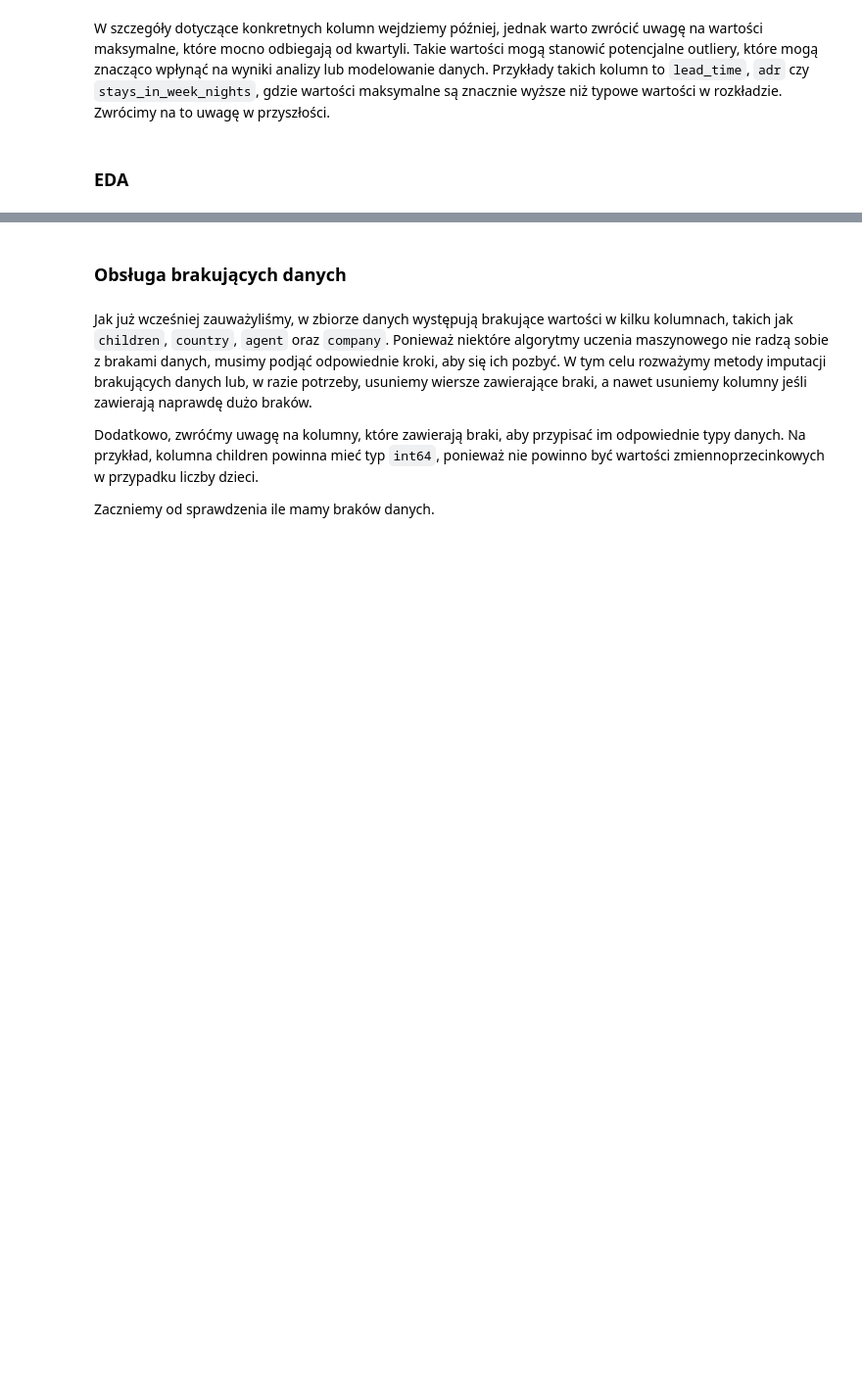
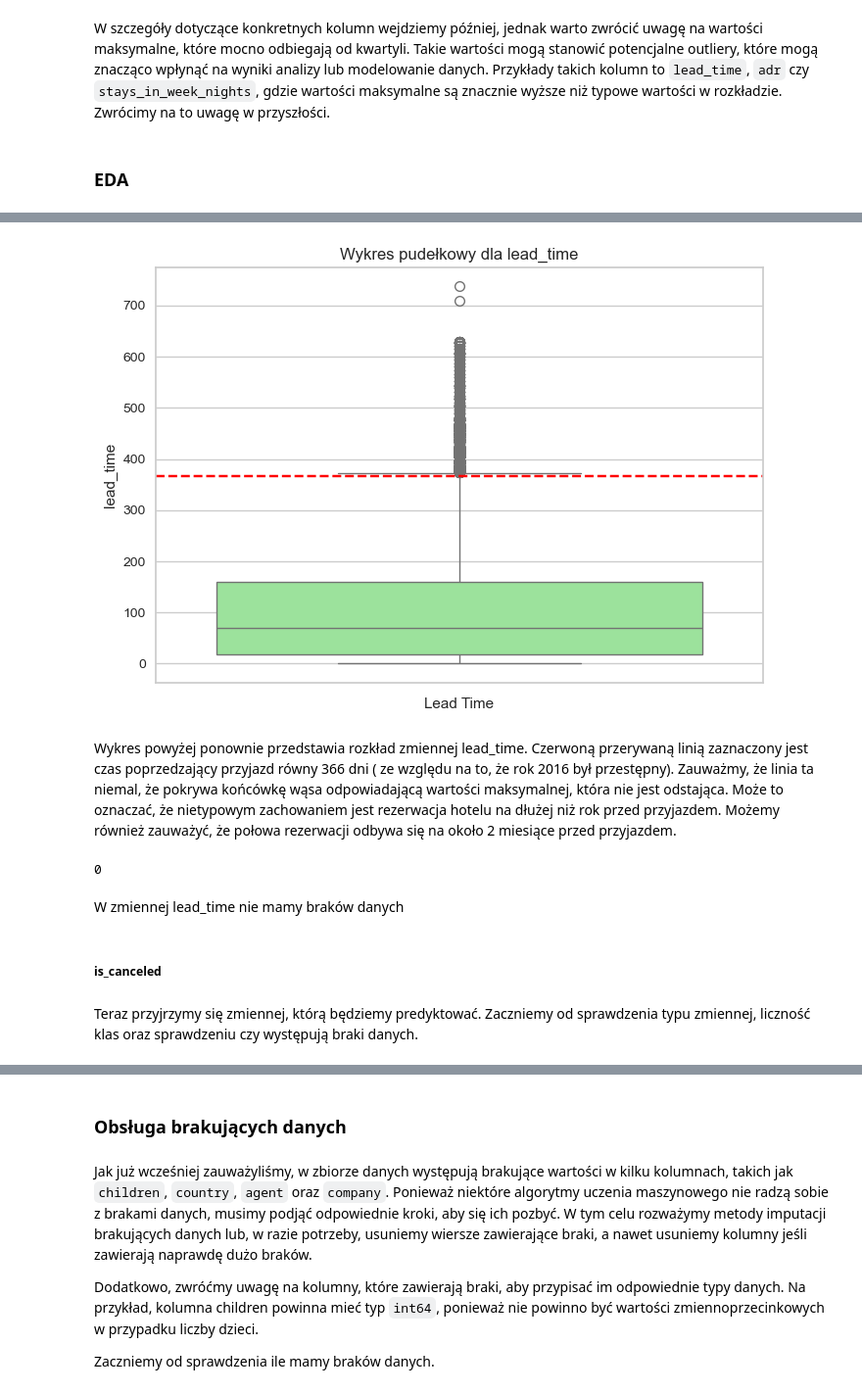
Before and after one commit to SzymonMak/HotelBookingsDataAnalysis, a Jupyter notebook: final_analysis.ipynb, the cells around one changed output, grey strips where cells are left out. Shown at 98% size. Drawn from its saved outputs; the diff is of its cells as text; code cells hidden in the pictures; blank space fills up the shorter version.

```diff
--- a/final_analysis.ipynb
+++ b/final_analysis.ipynb
@@ -112,0 +164,20 @@ W szczegóły dotyczące konkretnych kolumn wejdziemy później, jednak warto zw
+# %%
+sns.boxplot(y=dane['lead_time'], color='lightgreen', )
+plt.axhline(y=366, color='red', linestyle='--')
+plt.title("Wykres pudełkowy dla lead_time")
+plt.xlabel("Lead Time")
+plt.show()
+# %% [output]
+[figure, added]
+# %% [markdown]
+Wykres powyżej ponownie przedstawia rozkład zmiennej lead_time. Czerwoną przerywaną linią zaznaczony jest czas poprzedzający przyjazd równy 366 dni ( ze względu na to, że rok 2016 był przestępny). Zauważmy, że linia ta niemal, że pokrywa końcówkę wąsa odpowiadającą wartości maksymalnej, która nie jest odstająca. Może to oznaczać, że nietypowym zachowaniem jest rezerwacja hotelu na dłużej niż rok przed przyjazdem. Możemy również zauważyć, że połowa rezerwacji odbywa się na około 2 miesiące przed przyjazdem.
+# %%
+dane['lead_time'].isna().sum()
+# %% [output]
+0
+# %% [markdown]
+W zmiennej lead_time nie mamy braków danych
+# %% [markdown]
+##### is_canceled
+# %% [markdown]
+Teraz przyjrzymy się zmiennej, którą będziemy predyktować. Zaczniemy od sprawdzenia typu zmiennej, liczność klas oraz sprawdzeniu czy występują braki danych.
```
Also changed, not shown: parts of 84 cells of this notebook, 1 other file.
